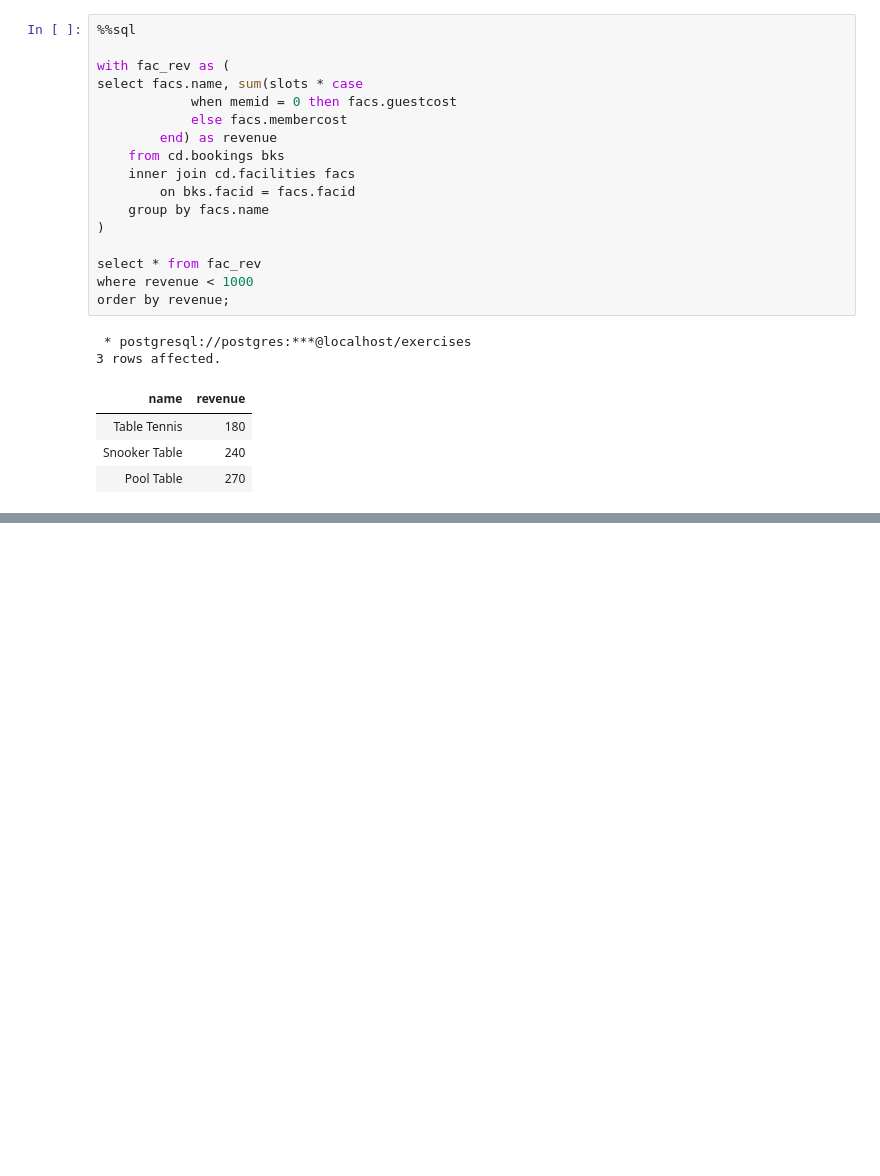
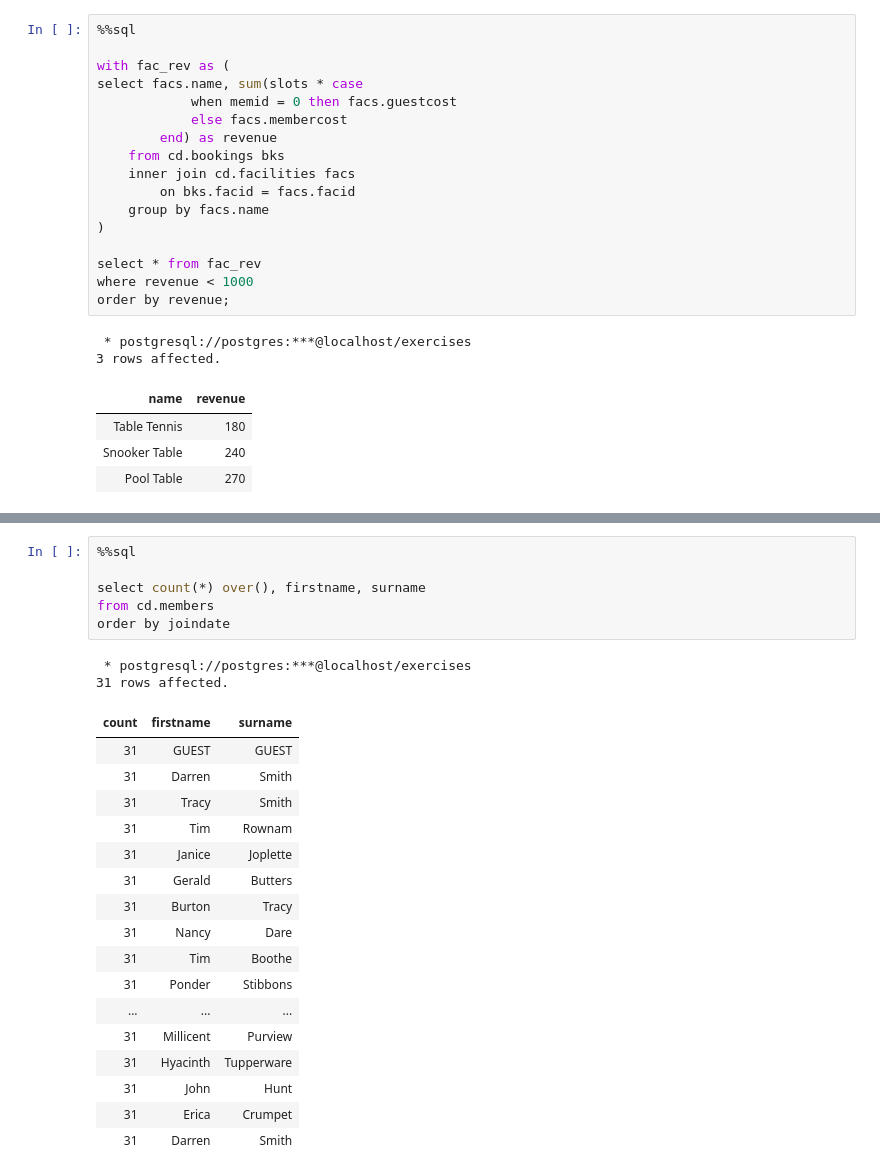
Before and after one commit to Yash9988/self-learn, a Jupyter notebook: practice/sql.ipynb, the cells around one changed output, grey strips where cells are left out. Drawn from its saved outputs; the diff is of its cells as text; blank space fills up the shorter version.

```diff
--- a/practice/sql.ipynb
+++ b/practice/sql.ipynb
@@ -821,0 +971,26 @@ order by revenue;
+# %%
+%%sql
+
+select count(*) over(), firstname, surname
+from cd.members
+order by joindate
+# %% [output]
+ * postgresql://postgres:***@localhost/exercises
+31 rows affected.
+| count | firstname | surname |
+| 31 | GUEST | GUEST |
+| 31 | Darren | Smith |
+| 31 | Tracy | Smith |
+| 31 | Tim | Rownam |
+| 31 | Janice | Joplette |
+| 31 | Gerald | Butters |
+| 31 | Burton | Tracy |
+| 31 | Nancy | Dare |
+| 31 | Tim | Boothe |
+| 31 | Ponder | Stibbons |
+| ... | ... | ... |
+| 31 | Millicent | Purview |
+| 31 | Hyacinth | Tupperware |
+| 31 | John | Hunt |
+| 31 | Erica | Crumpet |
+| 31 | Darren | Smith |
```
Also changed, not shown: parts of 30 cells of this notebook.
